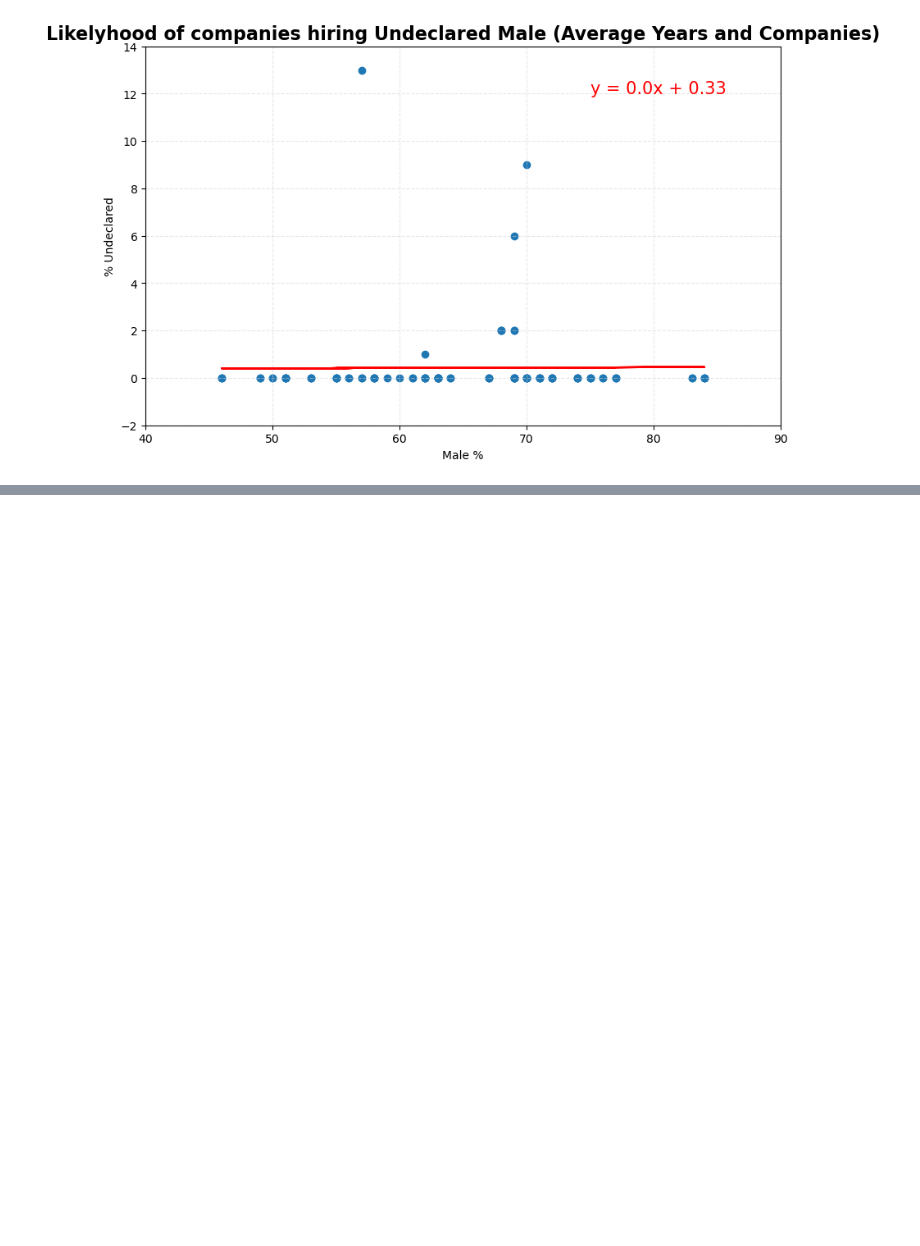
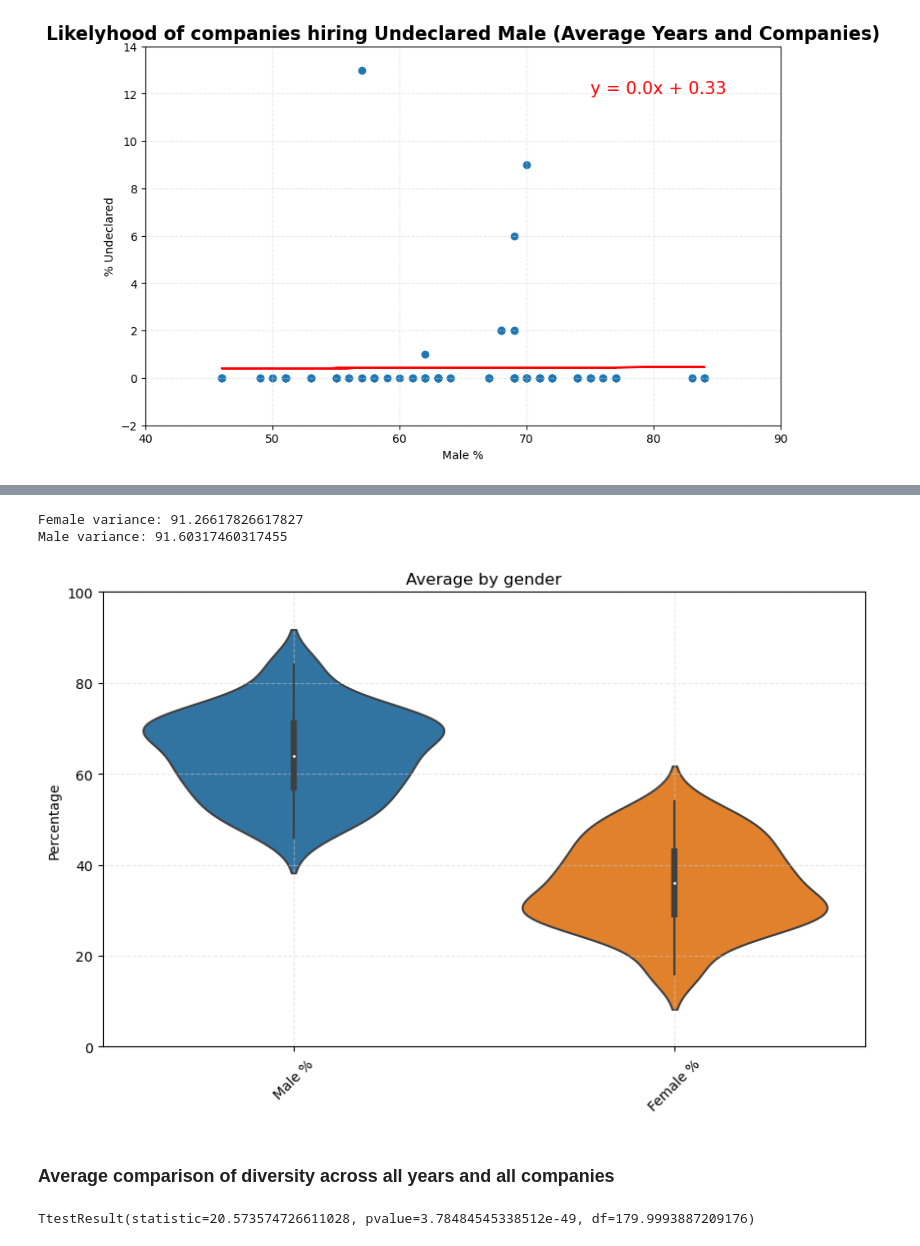
Before and after one commit to AIDecisions/project-1-group-15, a Jupyter notebook: carlos_example/data_cleaning_cr.ipynb, the cells around one changed output, grey strips where cells are left out. Drawn from its saved outputs; the diff is of its cells as text; code cells hidden in the pictures; blank space fills up the shorter version.

Commit message:
Adding Hypothesis and Statistical testing

```diff
--- a/carlos_example/data_cleaning_cr.ipynb
+++ b/carlos_example/data_cleaning_cr.ipynb
@@ -478,0 +495,26 @@ The r-value is: 0.008218690341416096
+# %%
+print(f"Female variance: {df['Female %'].var()}")
+print(f"Male variance: {df['Male %'].var()}")
+# %% [output]
+Female variance: 91.26617826617827
+Male variance: 91.60317460317455
+# %%
+# Comparason of gender using a violin plot
+# 1. Get the data
+gender_df = df[['Male %','Female %']]
+
+# 2. Make the canvas
+plt.figure(figsize=(10, 6))
+
+# 3. Plot the data
+sns.violinplot(data=gender_df)
+plt.title('Average by gender')
+plt.ylabel("Percentage")
+plt.ylim(0, 100)
+plt.xticks(rotation=45)
+plt.grid(linestyle='--', alpha=0.5, color='lightgray')
+
+# 4. Show/Save the plot
+plt.show()
+# %% [output]
+[figure, added]
@@ -478,0 +528,9 @@ The r-value is: 0.008218690341416096
+# %% [markdown]
+### Average comparison of diversity across all years and all companies
+# %%
+males = df['Male %']
+females = df['Female %']
+
+stats.ttest_ind(males, females, equal_var = False)
+# %% [output]
+TtestResult(statistic=20.573574726611028, pvalue=3.78484545338512e-49, df=179.9993887209176)
```
Also changed, not shown: parts of 18 cells of this notebook.
